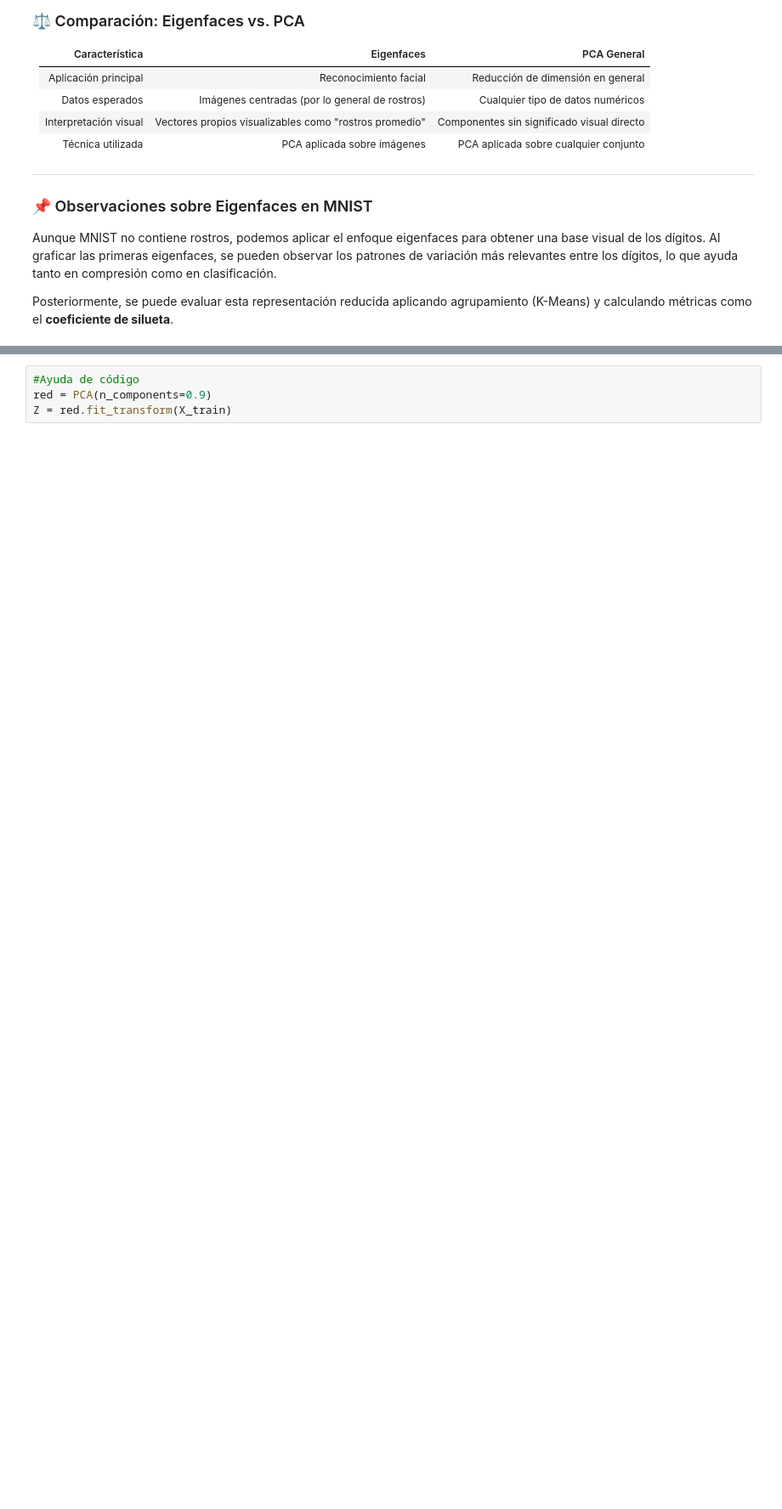
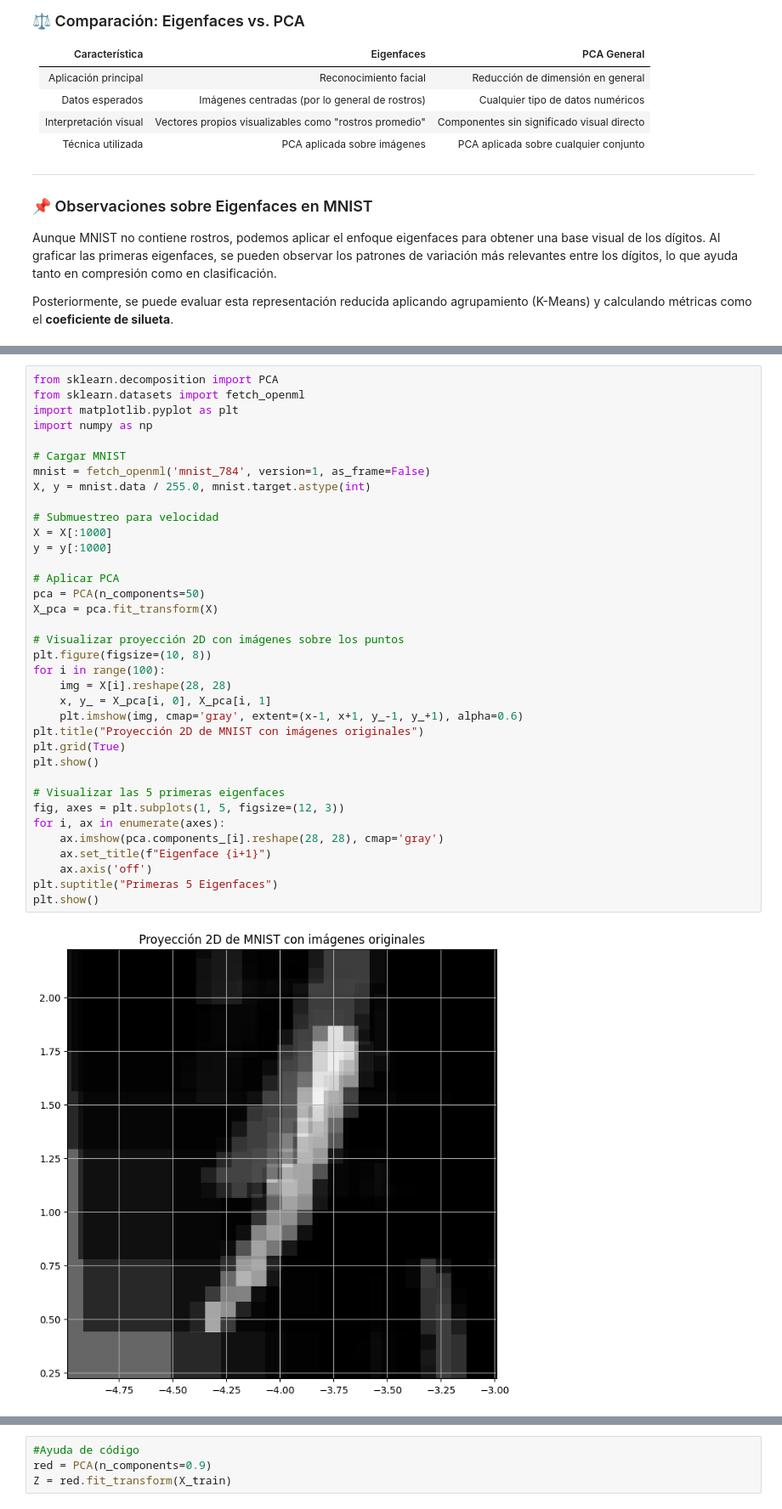
Before and after one commit to ivansst773/Aprendizaje_de_Maquina, a Jupyter notebook: Ejercicios_TAM_mayo_29_y_junio_5/4_Clasificacion_Clustering_DR/8_ReduccionDimension.ipynb, the cells around one changed output, grey strips where cells are left out. Shown at 85% size. Saved outputs shown, nothing was run; the diff lists cells and outputs as text; blank space fills up the shorter version.

```diff
--- a/Ejercicios_TAM_mayo_29_y_junio_5/4_Clasificacion_Clustering_DR/8_ReduccionDimension.ipynb
+++ b/Ejercicios_TAM_mayo_29_y_junio_5/4_Clasificacion_Clustering_DR/8_ReduccionDimension.ipynb
@@ -798,0 +801,38 @@ Posteriormente, se puede evaluar esta representación reducida aplicando agrupam
+# %%
+from sklearn.decomposition import PCA
+from sklearn.datasets import fetch_openml
+import matplotlib.pyplot as plt
+import numpy as np
+
+# Cargar MNIST
+mnist = fetch_openml('mnist_784', version=1, as_frame=False)
+X, y = mnist.data / 255.0, mnist.target.astype(int)
+
+# Submuestreo para velocidad
+X = X[:1000]
+y = y[:1000]
+
+# Aplicar PCA
+pca = PCA(n_components=50)
+X_pca = pca.fit_transform(X)
+
+# Visualizar proyección 2D con imágenes sobre los puntos
+plt.figure(figsize=(10, 8))
+for i in range(100):
+    img = X[i].reshape(28, 28)
+    x, y_ = X_pca[i, 0], X_pca[i, 1]
+    plt.imshow(img, cmap='gray', extent=(x-1, x+1, y_-1, y_+1), alpha=0.6)
+plt.title("Proyección 2D de MNIST con imágenes originales")
+plt.grid(True)
+plt.show()
+
+# Visualizar las 5 primeras eigenfaces
+fig, axes = plt.subplots(1, 5, figsize=(12, 3))
+for i, ax in enumerate(axes):
+    ax.imshow(pca.components_[i].reshape(28, 28), cmap='gray')
+    ax.set_title(f"Eigenface {i+1}")
+    ax.axis('off')
+plt.suptitle("Primeras 5 Eigenfaces")
+plt.show()
+# %% [output]
+[figure, added]
```
Also changed, not shown: parts of 15 cells of this notebook.
